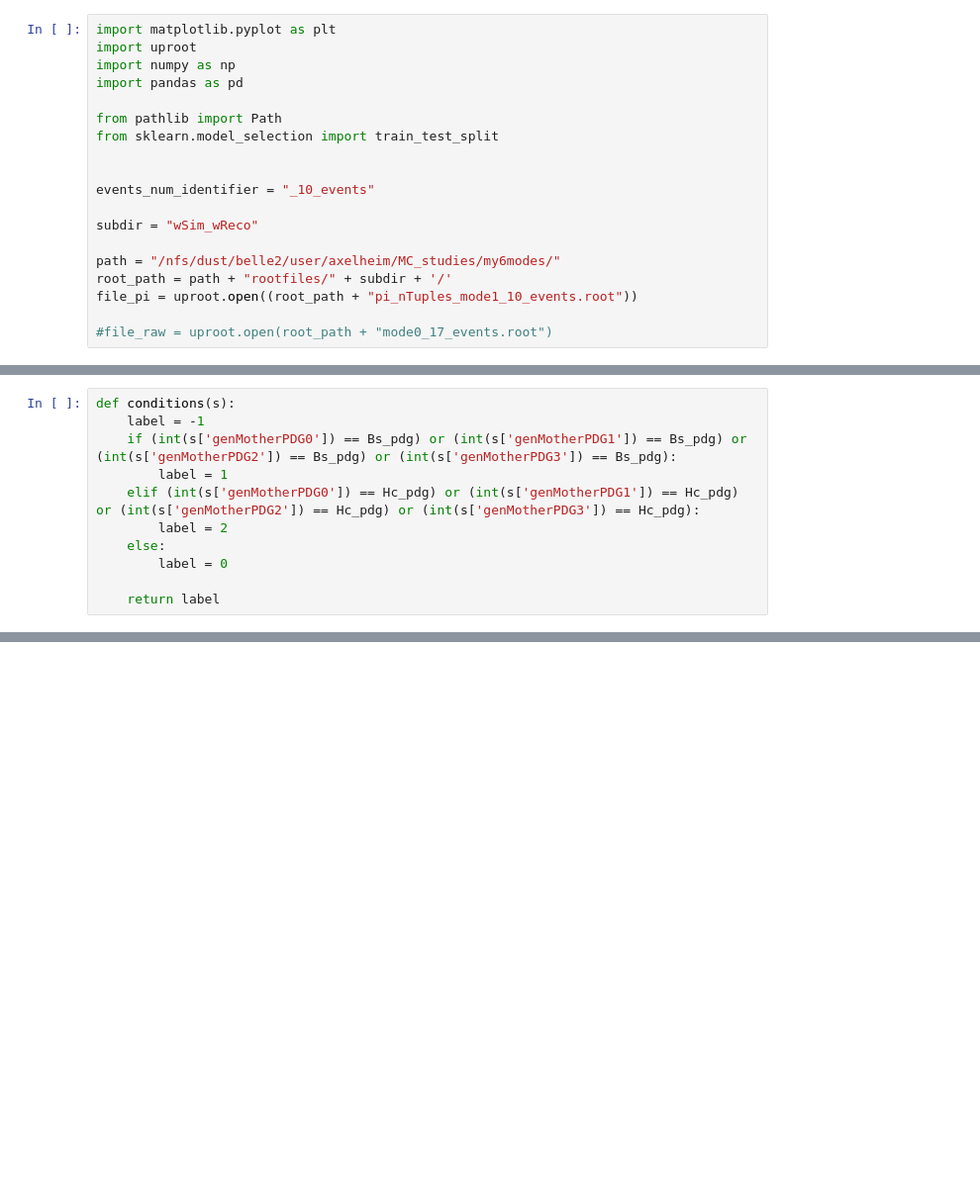
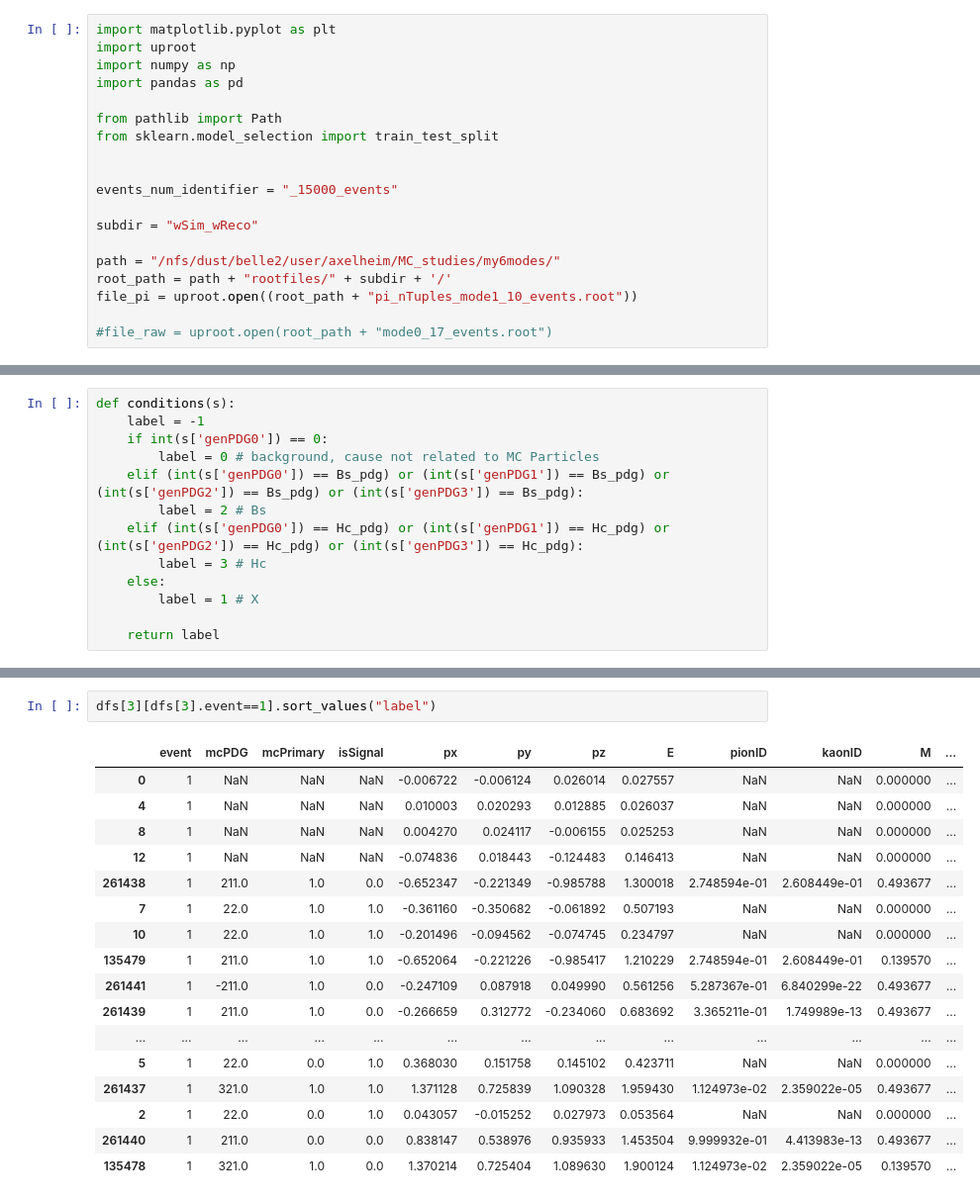
Before and after one commit to axelHeim/MCstudies, a Jupyter notebook: my6modes/createNNinput_wSim_wReco.ipynb, the cells around one changed output, grey strips where cells are left out. Shown at 99% size. Cells and saved outputs as stored; diff of their text form; blank space fills up the shorter version.

```diff
--- a/my6modes/createNNinput_wSim_wReco.ipynb
+++ b/my6modes/createNNinput_wSim_wReco.ipynb
@@ -8,7 +8,7 @@ from pathlib import Path
 from sklearn.model_selection import train_test_split
 
 
-events_num_identifier = "_10_events"
+events_num_identifier = "_15000_events"
 
 subdir = "wSim_wReco"
 
@@ -20,11 +40,13 @@ file_pi = uproot.open((root_path + "pi_nTuples_mode1_10_events.root"))
 # %%
 def conditions(s):
     label = -1
-    if (int(s['genMotherPDG0']) == Bs_pdg) or (int(s['genMotherPDG1']) == Bs_pdg) or (int(s['genMotherPDG2']) == Bs_pdg) or (int(s['genMotherPDG3']) == Bs_pdg):
-        label = 1
-    elif (int(s['genMotherPDG0']) == Hc_pdg) or (int(s['genMotherPDG1']) == Hc_pdg) or (int(s['genMotherPDG2']) == Hc_pdg) or (int(s['genMotherPDG3']) == Hc_pdg):
-        label = 2
+    if int(s['genPDG0']) == 0:
+        label = 0 # background, cause not related to MC Particles
+    elif (int(s['genPDG0']) == Bs_pdg) or (int(s['genPDG1']) == Bs_pdg) or (int(s['genPDG2']) == Bs_pdg) or (int(s['genPDG3']) == Bs_pdg):
+        label = 2 # Bs
+    elif (int(s['genPDG0']) == Hc_pdg) or (int(s['genPDG1']) == Hc_pdg) or (int(s['genPDG2']) == Hc_pdg) or (int(s['genPDG3']) == Hc_pdg):
+        label = 3 # Hc
     else:
-        label = 0
+        label = 1 # X
 
     return label
@@ -75 +319,21 @@ df = pd.DataFrame({"event" : event,
 df['label'] = df.apply(conditions, axis=1)
+# %%
+dfs[3][dfs[3].event==1].sort_values("label")
+# %% [output]
+|  | event | mcPDG | mcPrimary | isSignal | px | py | pz | E | pionID | kaonID | M | ... |
+| 0 | 1 | NaN | NaN | NaN | -0.006722 | -0.006124 | 0.026014 | 0.027557 | NaN | NaN | 0.000000 | ... |
+| 4 | 1 | NaN | NaN | NaN | 0.010003 | 0.020293 | 0.012885 | 0.026037 | NaN | NaN | 0.000000 | ... |
+| 8 | 1 | NaN | NaN | NaN | 0.004270 | 0.024117 | -0.006155 | 0.025253 | NaN | NaN | 0.000000 | ... |
+| 12 | 1 | NaN | NaN | NaN | -0.074836 | 0.018443 | -0.124483 | 0.146413 | NaN | NaN | 0.000000 | ... |
+| 261438 | 1 | 211.0 | 1.0 | 0.0 | -0.652347 | -0.221349 | -0.985788 | 1.300018 | 2.748594e-01 | 2.608449e-01 | 0.493677 | ... |
+| 7 | 1 | 22.0 | 1.0 | 1.0 | -0.361160 | -0.350682 | -0.061892 | 0.507193 | NaN | NaN | 0.000000 | ... |
+| 10 | 1 | 22.0 | 1.0 | 1.0 | -0.201496 | -0.094562 | -0.074745 | 0.234797 | NaN | NaN | 0.000000 | ... |
+| 135479 | 1 | 211.0 | 1.0 | 1.0 | -0.652064 | -0.221226 | -0.985417 | 1.210229 | 2.748594e-01 | 2.608449e-01 | 0.139570 | ... |
+| 261441 | 1 | -211.0 | 1.0 | 0.0 | -0.247109 | 0.087918 | 0.049990 | 0.561256 | 5.287367e-01 | 6.840299e-22 | 0.493677 | ... |
+| 261439 | 1 | 211.0 | 1.0 | 0.0 | -0.266659 | 0.312772 | -0.234060 | 0.683692 | 3.365211e-01 | 1.749989e-13 | 0.493677 | ... |
+| ... | ... | ... | ... | ... | ... | ... | ... | ... | ... | ... | ... | ... |
+| 5 | 1 | 22.0 | 0.0 | 1.0 | 0.368030 | 0.151758 | 0.145102 | 0.423711 | NaN | NaN | 0.000000 | ... |
+| 261437 | 1 | 321.0 | 1.0 | 1.0 | 1.371128 | 0.725839 | 1.090328 | 1.959430 | 1.124973e-02 | 2.359022e-05 | 0.493677 | ... |
+| 2 | 1 | 22.0 | 0.0 | 1.0 | 0.043057 | -0.015252 | 0.027973 | 0.053564 | NaN | NaN | 0.000000 | ... |
+| 261440 | 1 | 211.0 | 0.0 | 0.0 | 0.838147 | 0.538976 | 0.935933 | 1.453504 | 9.999932e-01 | 4.413983e-13 | 0.493677 | ... |
+| 135478 | 1 | 321.0 | 1.0 | 0.0 | 1.370214 | 0.725404 | 1.089630 | 1.900124 | 1.124973e-02 | 2.359022e-05 | 0.139570 | ... |
```
Also changed, not shown: parts of 20 cells of this notebook, 1 other file.
